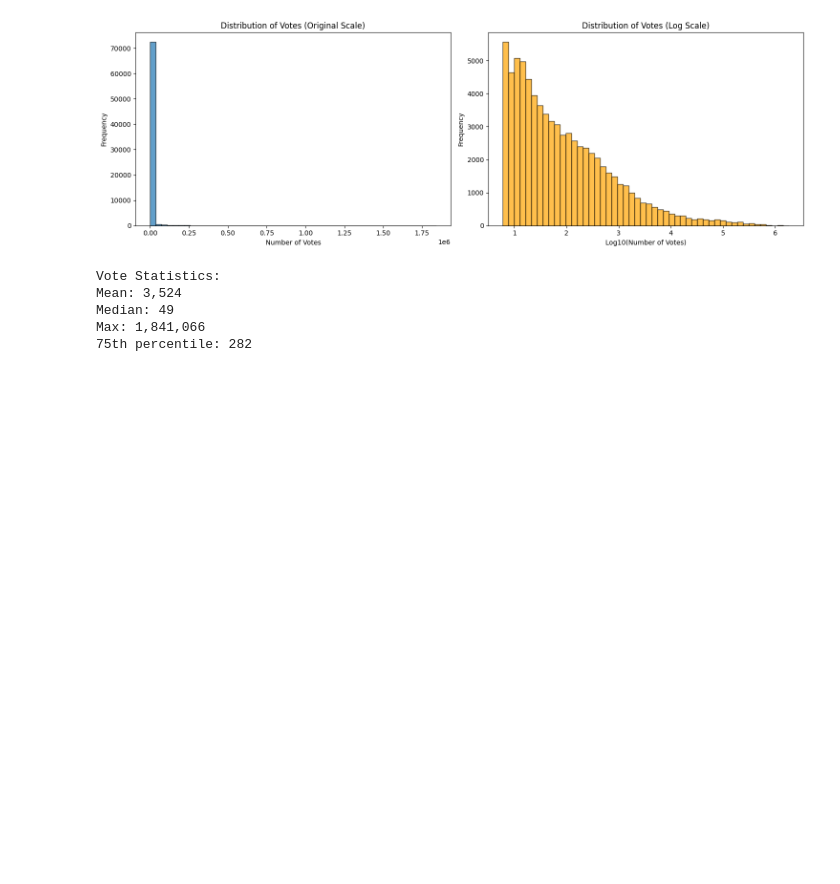
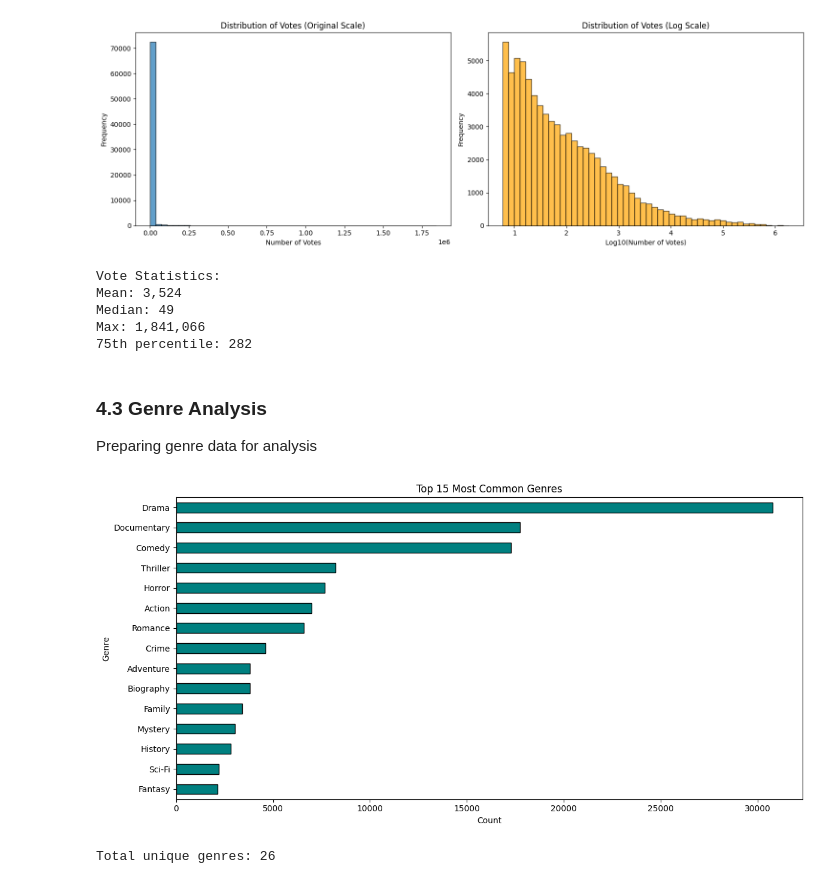
Before and after one commit to Skylar-Lorena/CRISP-DM, a Jupyter notebook: notebooks/02_imbd_eda.ipynb, the cells around one changed output. Saved outputs shown, nothing was run; the diff lists cells and outputs as text; code cells hidden in the pictures; blank space fills up the shorter version.

Commit message:
feat: analyze and visualize top 15 most common movie genres

```diff
--- a/notebooks/02_imbd_eda.ipynb
+++ b/notebooks/02_imbd_eda.ipynb
@@ -171,3 +171,30 @@ Mean: 3,524
 Median: 49
 Max: 1,841,066
 75th percentile: 282
+# %% [markdown]
+### 4.3 Genre Analysis
+Preparing genre data for analysis
+# %%
+
+# Extract and count individual genres
+all_genres = []
+for genres in df['genres'].dropna():
+    if isinstance(genres, str):
+        all_genres.extend([g.strip() for g in genres.split(',')])
+
+genre_counts = pd.Series(all_genres).value_counts().head(15)
+
+plt.figure(figsize=(12, 6))
+genre_counts.plot(kind='barh', color='teal', edgecolor='black')
+plt.xlabel('Count')
+plt.ylabel('Genre')
+plt.title('Top 15 Most Common Genres')
+plt.gca().invert_yaxis()
+plt.tight_layout()
+#plt.savefig('../visuals/top_15_genres.png')
+plt.show()
+
+print(f"Total unique genres: {len(pd.Series(all_genres).unique())}")
+# %% [output]
+[figure, added]
+Total unique genres: 26
```
